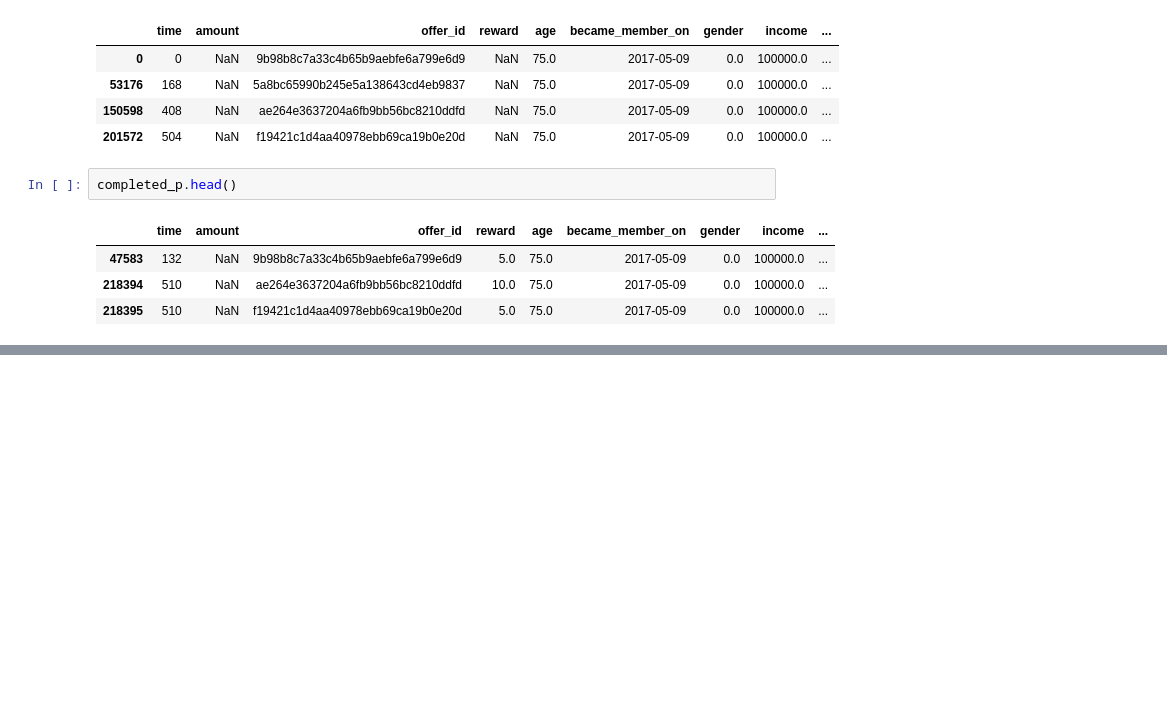
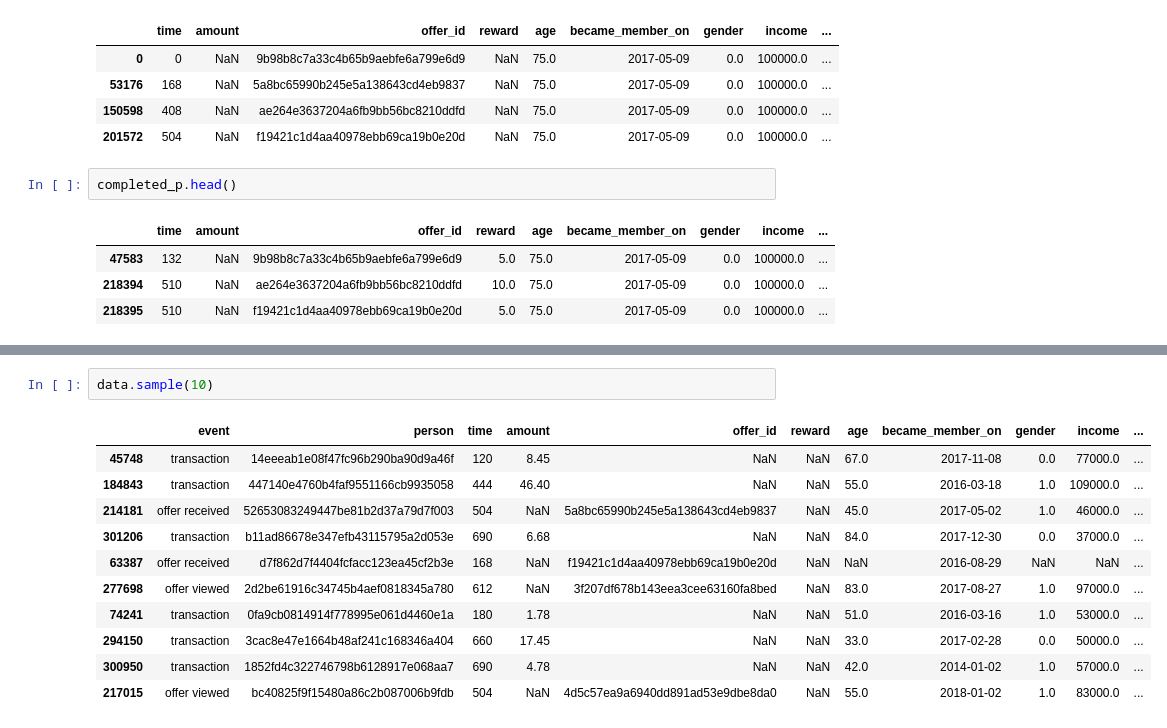
Before and after one commit to mtasende/starbucks-advertising, a Jupyter notebook: notebooks/scratchpad/002-mt-preprocessing.ipynb, the cells around one changed output, grey strips where cells are left out. Cells and saved outputs as stored; diff of their text form; blank space fills up the shorter version.

```diff
--- a/notebooks/scratchpad/002-mt-preprocessing.ipynb
+++ b/notebooks/scratchpad/002-mt-preprocessing.ipynb
@@ -203,0 +614,14 @@ for idx, row in sent_p.iterrows():
+# %%
+data.sample(10)
+# %% [output]
+|  | event | person | time | amount | offer_id | reward | age | became_member_on | gender | income | ... |
+| 45748 | transaction | 14eeeab1e08f47fc96b290ba90d9a46f | 120 | 8.45 | NaN | NaN | 67.0 | 2017-11-08 | 0.0 | 77000.0 | ... |
+| 184843 | transaction | 447140e4760b4faf9551166cb9935058 | 444 | 46.40 | NaN | NaN | 55.0 | 2016-03-18 | 1.0 | 109000.0 | ... |
+| 214181 | offer received | 52653083249447be81b2d37a79d7f003 | 504 | NaN | 5a8bc65990b245e5a138643cd4eb9837 | NaN | 45.0 | 2017-05-02 | 1.0 | 46000.0 | ... |
+| 301206 | transaction | b11ad86678e347efb43115795a2d053e | 690 | 6.68 | NaN | NaN | 84.0 | 2017-12-30 | 0.0 | 37000.0 | ... |
+| 63387 | offer received | d7f862d7f4404fcfacc123ea45cf2b3e | 168 | NaN | f19421c1d4aa40978ebb69ca19b0e20d | NaN | NaN | 2016-08-29 | NaN | NaN | ... |
+| 277698 | offer viewed | 2d2be61916c34745b4aef0818345a780 | 612 | NaN | 3f207df678b143eea3cee63160fa8bed | NaN | 83.0 | 2017-08-27 | 1.0 | 97000.0 | ... |
+| 74241 | transaction | 0fa9cb0814914f778995e061d4460e1a | 180 | 1.78 | NaN | NaN | 51.0 | 2016-03-16 | 1.0 | 53000.0 | ... |
+| 294150 | transaction | 3cac8e47e1664b48af241c168346a404 | 660 | 17.45 | NaN | NaN | 33.0 | 2017-02-28 | 0.0 | 50000.0 | ... |
+| 300950 | transaction | 1852fd4c322746798b6128917e068aa7 | 690 | 4.78 | NaN | NaN | 42.0 | 2014-01-02 | 1.0 | 57000.0 | ... |
+| 217015 | offer viewed | bc40825f9f15480a86c2b087006b9fdb | 504 | NaN | 4d5c57ea9a6940dd891ad53e9dbe8da0 | NaN | 55.0 | 2018-01-02 | 1.0 | 83000.0 | ... |
```
Also changed, not shown: parts of 44 cells of this notebook, 1 other file.
